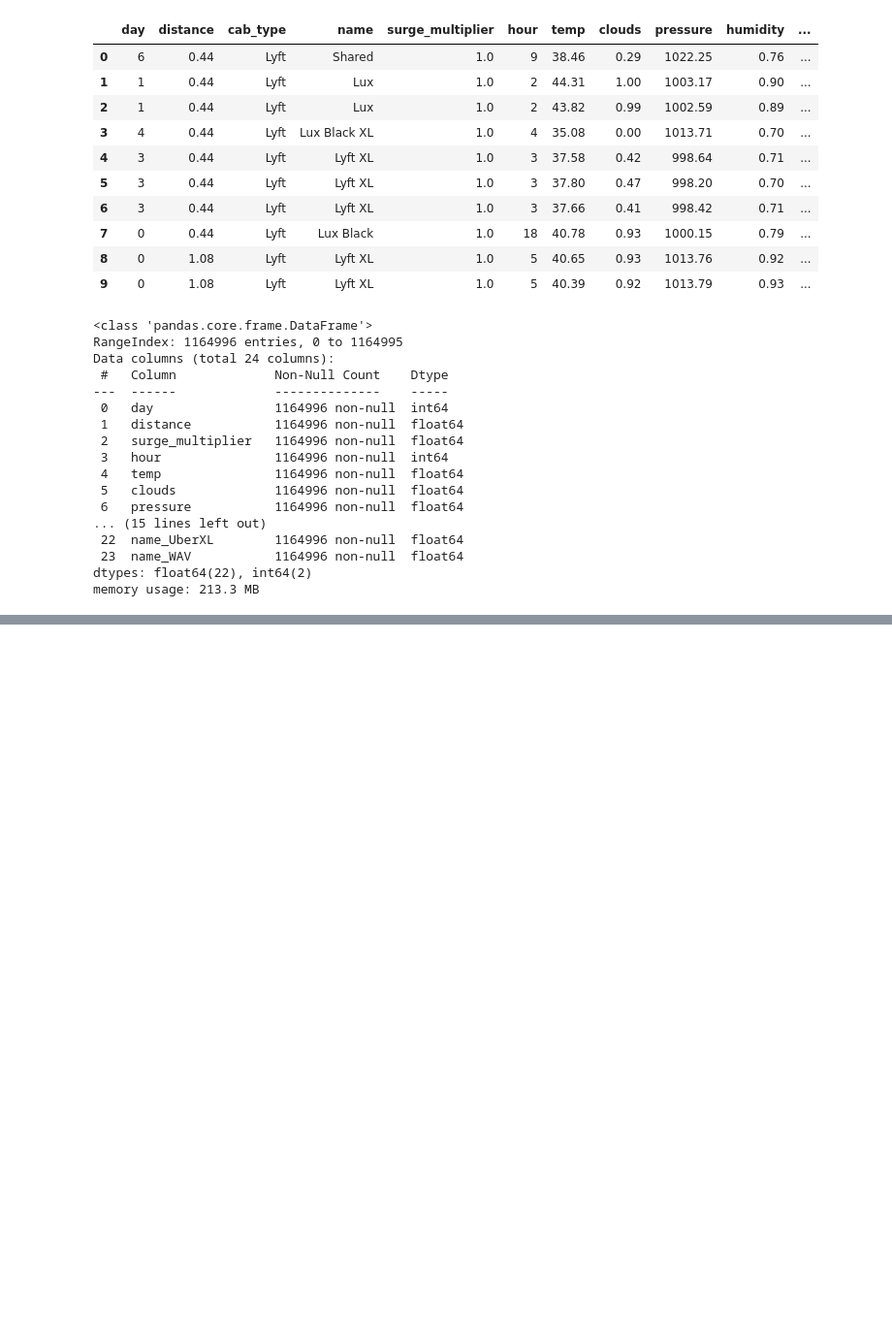
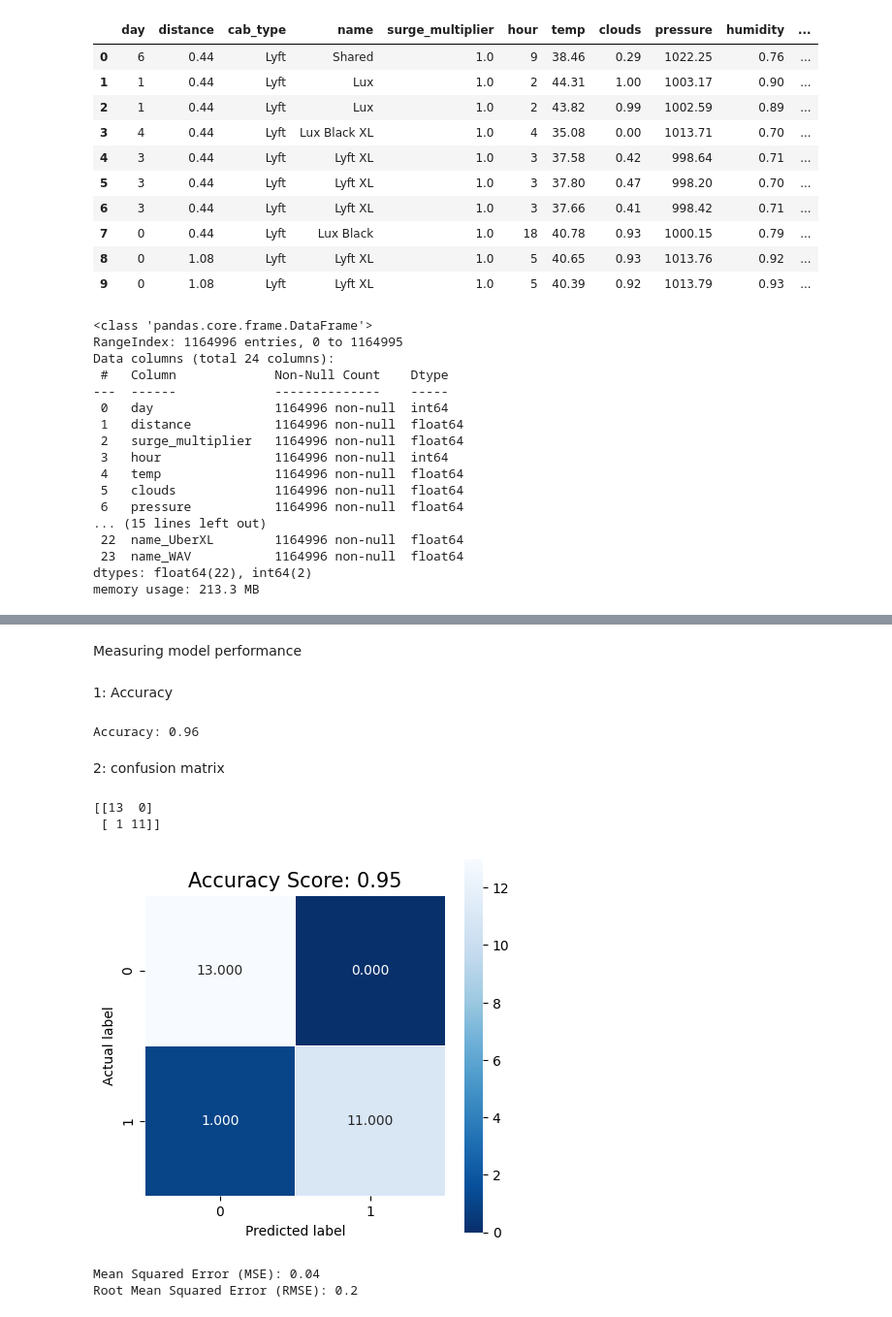
Before and after one commit to martin-ngugi/Group3_project, a Jupyter notebook: index.ipynb, the cells around one changed output, grey strips where cells are left out. Shown at 97% size. Saved outputs shown, nothing was run; the diff lists cells and outputs as text; code cells hidden in the pictures; blank space fills up the shorter version.

Commit message:
logistics regression

```diff
--- a/index.ipynb
+++ b/index.ipynb
@@ -238,0 +262,5 @@ X_train, X_test, y_train, y_test = train_test_split(X, y, test_size = 0.25, rand
+# %%
+logisticReg = LogisticRegression()
+# %%
+model_log =logisticReg.fit(X_train, y_train)
+model_log
@@ -238,0 +287,48 @@ X_train, X_test, y_train, y_test = train_test_split(X, y, test_size = 0.25, rand
+# %% [markdown]
+Measuring model performance
+# %% [markdown]
+1: Accuracy
+# %%
+from sklearn.metrics import accuracy_score, confusion_matrix
+
+# Predict on the test set
+y_pred = logisticReg.predict(X_test)
+
+# Calculate accuracy
+accuracy = accuracy_score(y_test, y_pred)
+print("Accuracy:", accuracy)
+# %% [output]
+Accuracy: 0.96
+# %% [markdown]
+2: confusion matrix
+# %%
+confusion = confusion_matrix(y_test, y_pred)
+print(confusion)
+# %% [output]
+[[13  0]
+ [ 1 11]]
+# %%
+plt.figure(figsize=(5,5))
+sns.heatmap(confusion, annot=True, fmt=".3f", linewidths=.5, square = True, cmap = 'Blues_r');
+plt.ylabel('Actual label');
+plt.xlabel('Predicted label');
+all_sample_title = 'Accuracy Score: {0}'.format(accuracy)
+plt.title(all_sample_title, size = 15);
+# %% [output]
+[figure, added]
+# %%
+from sklearn.metrics import mean_squared_error
+
+# Predict on the test set
+y_pred = logisticReg.predict(X_test)
+
+# Calculate Mean Squared Error (MSE)
+mse = mean_squared_error(y_test, y_pred)
+print("Mean Squared Error (MSE):", mse)
+
+# Calculate Root Mean Squared Error (RMSE)
+rmse = mse ** 0.5
+print("Root Mean Squared Error (RMSE):", rmse)
+# %% [output]
+Mean Squared Error (MSE): 0.04
+Root Mean Squared Error (RMSE): 0.2
```
Also changed, not shown: parts of 14 cells of this notebook.
